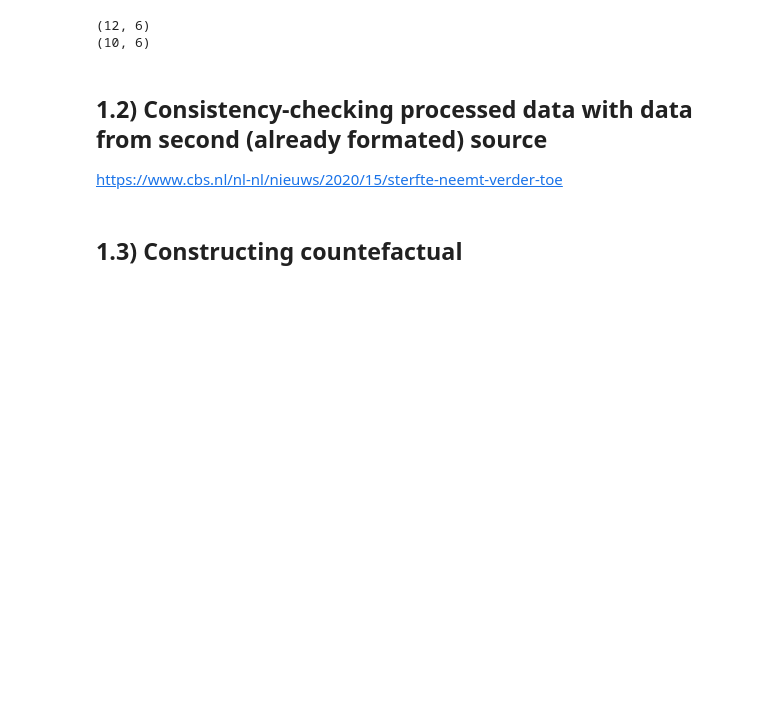
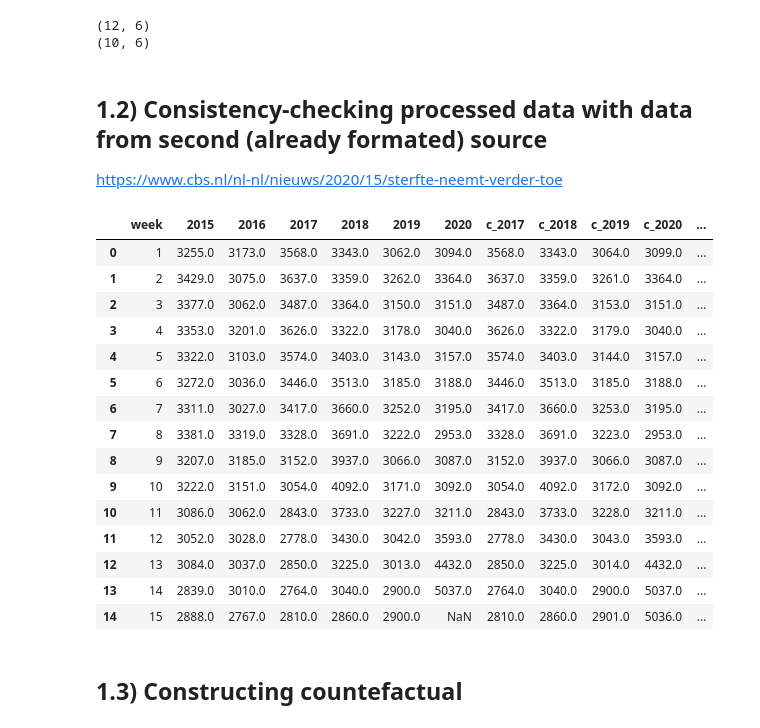
Before and after one commit to sebastianhohmann/covid19_total_death, a Jupyter notebook: netherlands/ND_counterfactual.ipynb, the cells around one changed output. Cells and saved outputs as stored; diff of their text form; code cells hidden in the pictures; blank space fills up the shorter version.

```diff
--- a/netherlands/ND_counterfactual.ipynb
+++ b/netherlands/ND_counterfactual.ipynb
@@ -171,7 +155,7 @@ df.columns = df.columns.droplevel()
 df.reset_index(inplace=True)
 df.columns = ['week'] + ['{}'.format(yr) for yr in range(1995, 2021)]
 df = df[['week'] + ['{}'.format(yr) for yr in range(2015, 2021)]]
-df = df[~pd.isnull(df['2020'])].reset_index(drop=True).copy(deep=True)
+# df = df[~pd.isnull(df['2020'])].reset_index(drop=True).copy(deep=True)
 # %% [markdown]
 ## 1.2) Consistency-checking processed data with data from second (already formated) source
 
@@ -186,9 +170,23 @@ consist['week'] = np.arange(1,15)
 consist = consist[['week'] + cols]
 # %%
-df = pd.merge(df, consist, on='week', how='inner')
+df = pd.merge(df, consist, on='week', how='right')
 for yr in range(2017, 2021):
     df['d_{}'.format(yr)] = df['{}'.format(yr)] - df['c_{}'.format(yr)]
-    del df['c_{}'.format(yr)]
-# df
-for yr in range(2017, 2021):
-    del df['d_{}'.format(yr)]
+df
+# %% [output]
+|  | week | 2015 | 2016 | 2017 | 2018 | 2019 | 2020 | c_2017 | c_2018 | c_2019 | c_2020 | ... |
+| 0 | 1 | 3255.0 | 3173.0 | 3568.0 | 3343.0 | 3062.0 | 3094.0 | 3568.0 | 3343.0 | 3064.0 | 3099.0 | ... |
+| 1 | 2 | 3429.0 | 3075.0 | 3637.0 | 3359.0 | 3262.0 | 3364.0 | 3637.0 | 3359.0 | 3261.0 | 3364.0 | ... |
+| 2 | 3 | 3377.0 | 3062.0 | 3487.0 | 3364.0 | 3150.0 | 3151.0 | 3487.0 | 3364.0 | 3153.0 | 3151.0 | ... |
+| 3 | 4 | 3353.0 | 3201.0 | 3626.0 | 3322.0 | 3178.0 | 3040.0 | 3626.0 | 3322.0 | 3179.0 | 3040.0 | ... |
+| 4 | 5 | 3322.0 | 3103.0 | 3574.0 | 3403.0 | 3143.0 | 3157.0 | 3574.0 | 3403.0 | 3144.0 | 3157.0 | ... |
+| 5 | 6 | 3272.0 | 3036.0 | 3446.0 | 3513.0 | 3185.0 | 3188.0 | 3446.0 | 3513.0 | 3185.0 | 3188.0 | ... |
+| 6 | 7 | 3311.0 | 3027.0 | 3417.0 | 3660.0 | 3252.0 | 3195.0 | 3417.0 | 3660.0 | 3253.0 | 3195.0 | ... |
+| 7 | 8 | 3381.0 | 3319.0 | 3328.0 | 3691.0 | 3222.0 | 2953.0 | 3328.0 | 3691.0 | 3223.0 | 2953.0 | ... |
+| 8 | 9 | 3207.0 | 3185.0 | 3152.0 | 3937.0 | 3066.0 | 3087.0 | 3152.0 | 3937.0 | 3066.0 | 3087.0 | ... |
+| 9 | 10 | 3222.0 | 3151.0 | 3054.0 | 4092.0 | 3171.0 | 3092.0 | 3054.0 | 4092.0 | 3172.0 | 3092.0 | ... |
+| 10 | 11 | 3086.0 | 3062.0 | 2843.0 | 3733.0 | 3227.0 | 3211.0 | 2843.0 | 3733.0 | 3228.0 | 3211.0 | ... |
+| 11 | 12 | 3052.0 | 3028.0 | 2778.0 | 3430.0 | 3042.0 | 3593.0 | 2778.0 | 3430.0 | 3043.0 | 3593.0 | ... |
+| 12 | 13 | 3084.0 | 3037.0 | 2850.0 | 3225.0 | 3013.0 | 4432.0 | 2850.0 | 3225.0 | 3014.0 | 4432.0 | ... |
+| 13 | 14 | 2839.0 | 3010.0 | 2764.0 | 3040.0 | 2900.0 | 5037.0 | 2764.0 | 3040.0 | 2900.0 | 5037.0 | ... |
+| 14 | 15 | 2888.0 | 2767.0 | 2810.0 | 2860.0 | 2900.0 | NaN | 2810.0 | 2860.0 | 2901.0 | 5036.0 | ... |
```
Also changed, not shown: parts of 6 cells of this notebook, 7 other files.
